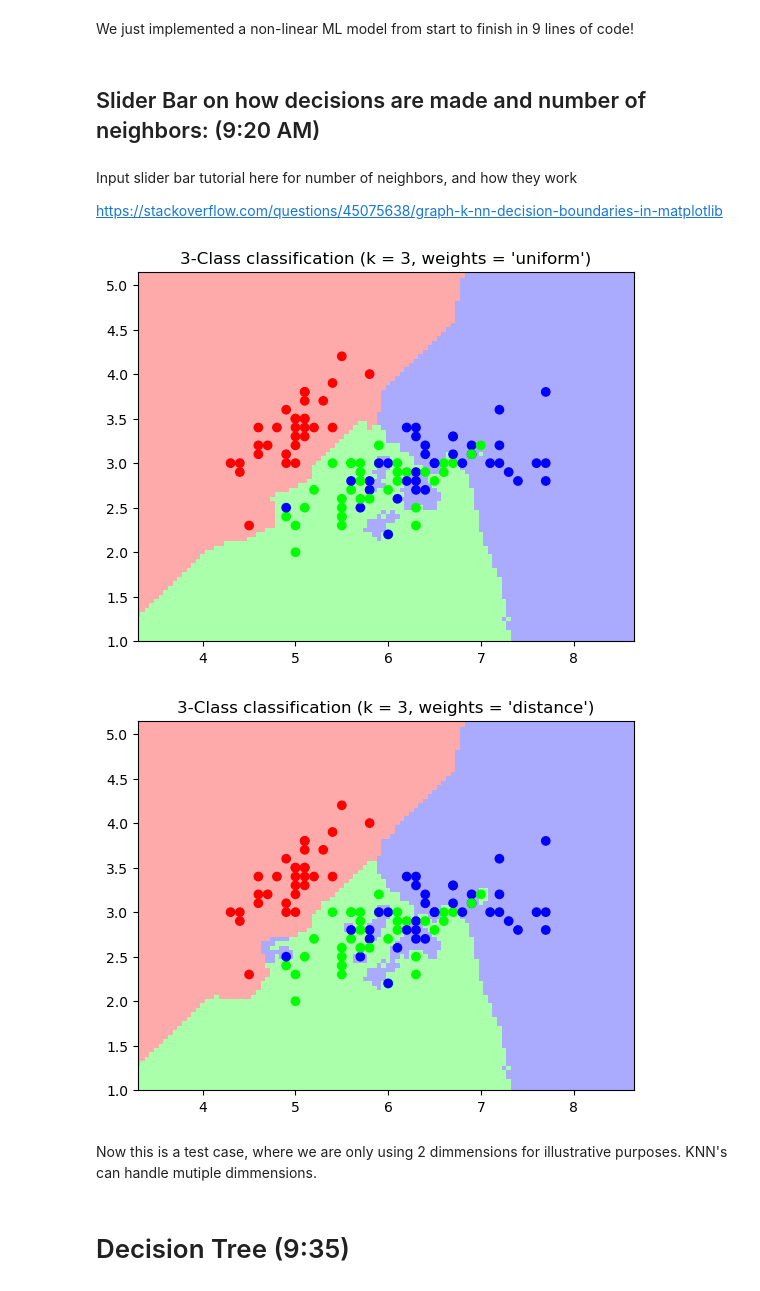
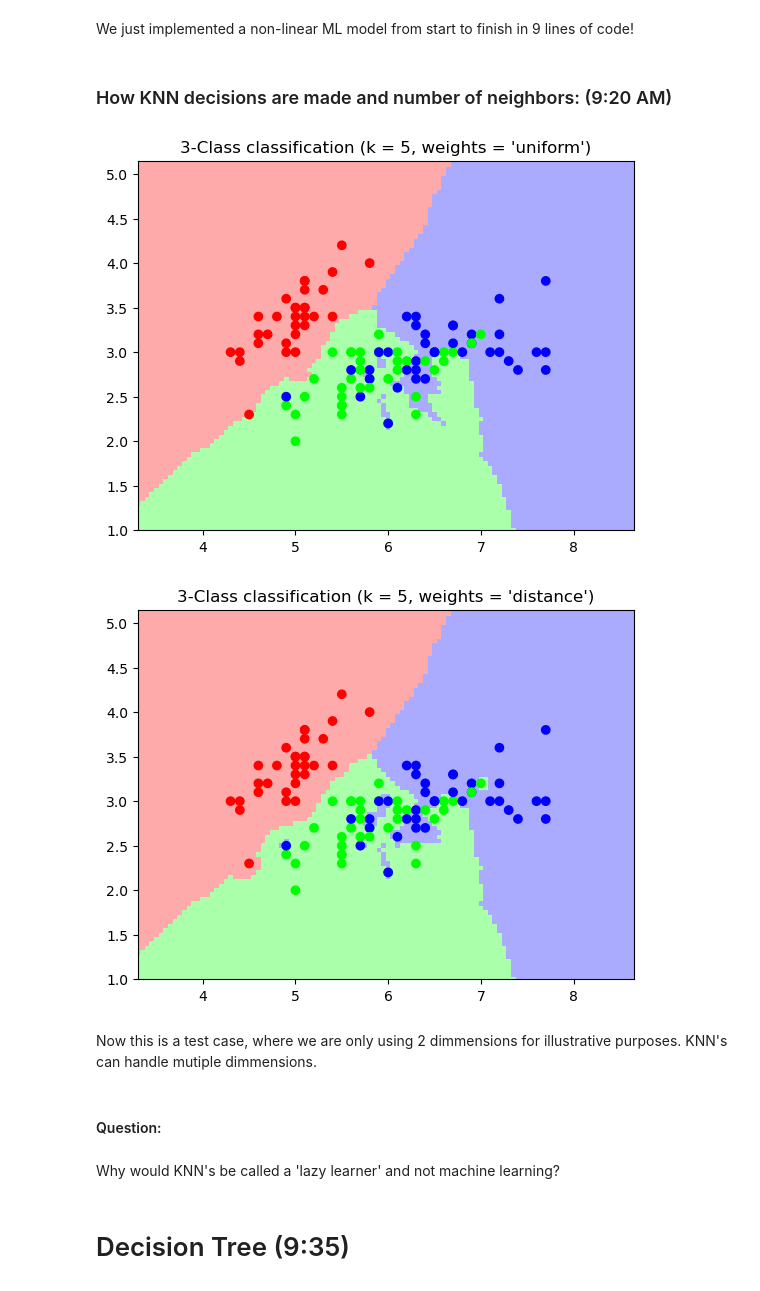
Before and after one commit to NCAR/ML_workshop2023, a Jupyter notebook: tutorials/Day2_lesson1_supervised_knn_tree.ipynb, the cells around one changed output. Drawn from its saved outputs; the diff is of its cells as text; code cells hidden in the pictures.

```diff
--- a/tutorials/Day2_lesson1_supervised_knn_tree.ipynb
+++ b/tutorials/Day2_lesson1_supervised_knn_tree.ipynb
@@ -136,11 +135,7 @@ Learned Classes: ['Adelie' 'Chinstrap' 'Gentoo']
 # %% [markdown]
 We just implemented a non-linear ML model from start to finish in 9 lines of code!
 # %% [markdown]
-## Slider Bar on how decisions are made and number of neighbors: (9:20 AM)
+### How KNN decisions are made and number of neighbors: (9:20 AM)
-# %% [markdown]
-Input slider bar tutorial here for number of neighbors, and how they work
-
-https://stackoverflow.com/questions/45075638/graph-k-nn-decision-boundaries-in-matplotlib
 # %%
 from sklearn import neighbors, datasets
 from sklearn.model_selection import train_test_split
@@ -161,39 +156,43 @@ h = .05  # step size in the mesh
 cmap_light = ListedColormap(['#FFAAAA', '#AAFFAA', '#AAAAFF'])
 cmap_bold = ListedColormap(['#FF0000', '#00FF00', '#0000FF'])
 
-n_neighbors = 3
+n_neighbors = 5
 
 for weights in ['uniform', 'distance']:
     # we create an instance of Neighbours Classifier and fit the data.
     clf = neighbors.KNeighborsClassifier(n_neighbors, weights=weights)
     clf.fit(X_train, y_train)
 
     # Plot the decision boundary. For that, we will assign a color to each
     # point in the mesh [x_min, x_max]x[y_min, y_max].
     x_min, x_max = X_train[:, 0].min() - 1, X_train[:, 0].max() + 1
     y_min, y_max = X_train[:, 1].min() - 1, X_train[:, 1].max() + 1
     xx, yy = np.meshgrid(np.arange(x_min, x_max, h),
                          np.arange(y_min, y_max, h))
     Z = clf.predict(np.c_[xx.ravel(), yy.ravel()])
 
     # Put the result into a color plot
     Z = Z.reshape(xx.shape)
     plt.figure()
     plt.pcolormesh(xx, yy, Z, cmap=cmap_light)
 
     # Plot also the training points
     plt.scatter(X_train[:, 0], X_train[:, 1], c=y_train, cmap=cmap_bold)
     plt.xlim(xx.min(), xx.max())
     plt.ylim(yy.min(), yy.max())
     plt.title("3-Class classification (k = %i, weights = '%s')"
               % (n_neighbors, weights))
 
 plt.show()
 # %% [output]
-[figure, old version]
+[figure, new version]
-[figure, old version]
+[figure, new version]
 # %% [markdown]
 Now this is a test case, where we are only using 2 dimmensions for illustrative purposes. KNN's can handle mutiple dimmensions.
+# %% [markdown]
+#### Question:
+# %% [markdown]
+Why would KNN's be called a 'lazy learner' and not machine learning?
 # %% [markdown]
 # Decision Tree (9:35)
 # %% [markdown]
```
Also changed, not shown: parts of 29 cells of this notebook.
